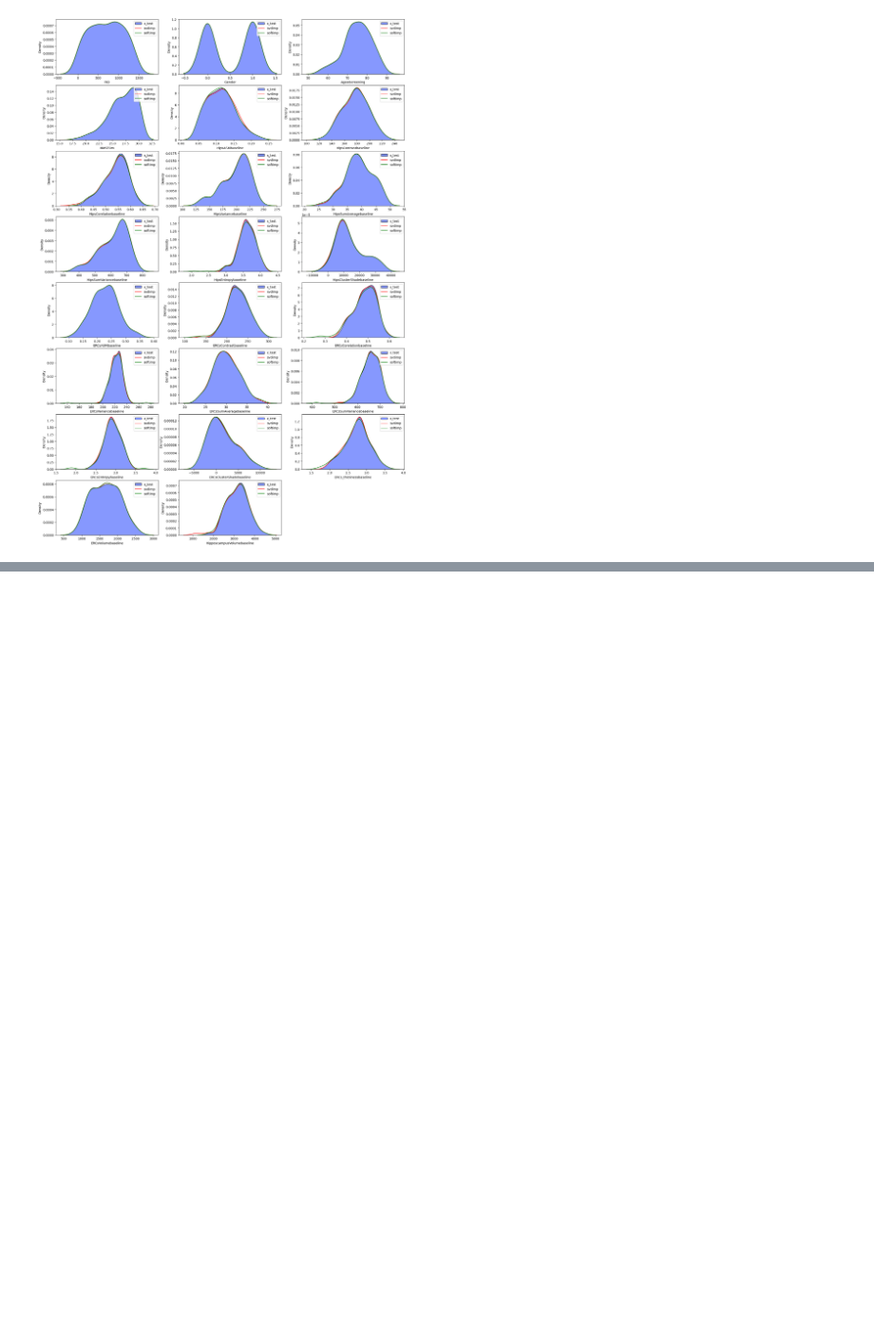
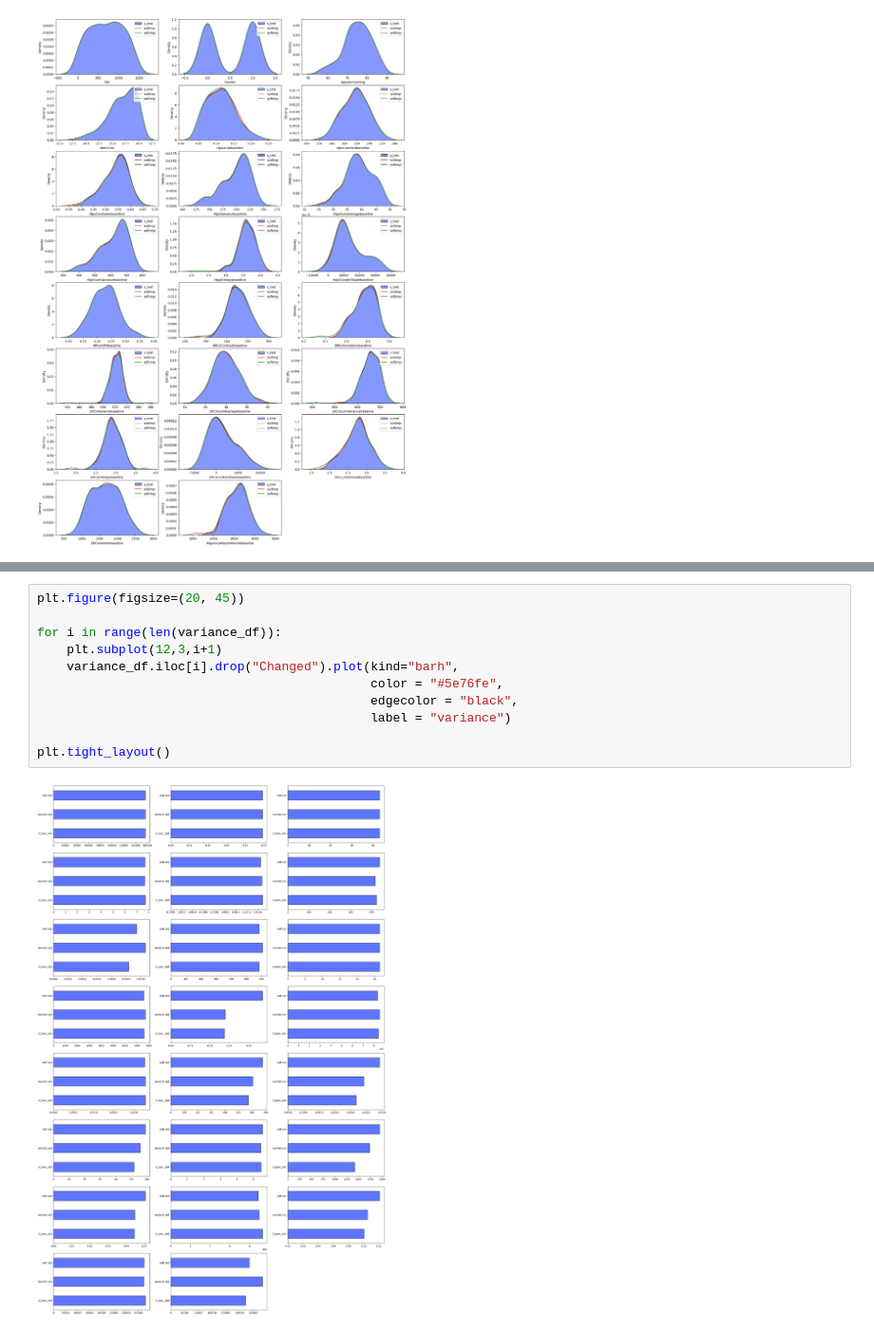
Before and after one commit to InfoAdam1998/Thesis-Project, a Jupyter notebook: notebooks/feature_engineering/data_imputation/matrix_base_methods/matrix_base_imputation_analysis.ipynb, the cells around one changed output, grey strips where cells are left out. Shown at 95% size. Cells and saved outputs as stored; diff of their text form; blank space fills up the shorter version.

```diff
--- a/notebooks/feature_engineering/data_imputation/matrix_base_methods/matrix_base_imputation_analysis.ipynb
+++ b/notebooks/feature_engineering/data_imputation/matrix_base_methods/matrix_base_imputation_analysis.ipynb
@@ -205,0 +398,13 @@ X_train_corr_soft
+# %%
+plt.figure(figsize=(20, 45))
+
+for i in range(len(variance_df)):
+    plt.subplot(12,3,i+1)
+    variance_df.iloc[i].drop("Changed").plot(kind="barh",
+                                             color = "#5e76fe",
+                                             edgecolor = "black",
+                                             label = "variance")
+
+plt.tight_layout()
+# %% [output]
+[figure, added]
```
Also changed, not shown: parts of 25 cells of this notebook, 3 other files.
